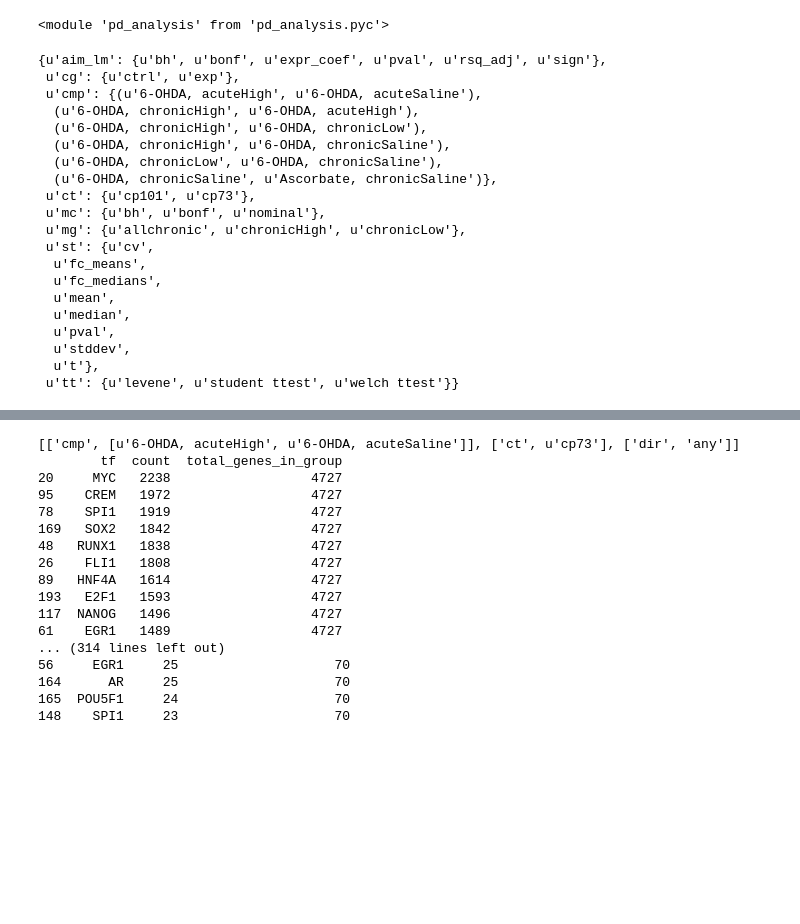
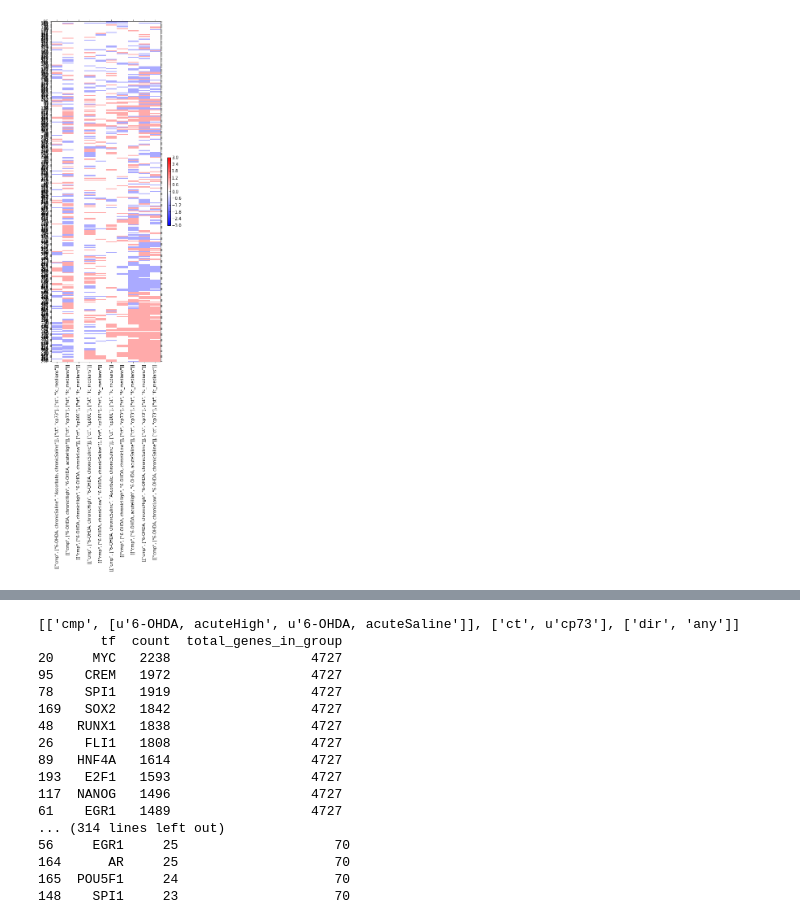
Before and after one commit to aheilbut/pdmouse, a Jupyter notebook: py/pd_chea.ipynb, the cells around one changed output, grey strips where cells are left out. Drawn from its saved outputs; the diff is of its cells as text; code cells hidden in the pictures; blank space fills up the shorter version.

Commit message:
motif patterns

```diff
--- a/py/pd_chea.ipynb
+++ b/py/pd_chea.ipynb
@@ -35,5 +42 @@ cp_both_wide_info = cPickle.load( open("/data/adrian/Dropbox/Projects/Broad/PD_m
-# %%
-reload(pda)
-# %% [output]
-<module 'pd_analysis' from 'pd_analysis.pyc'>
 # %%
@@ -51,23 +58,0 @@ for c in cp_both_wide_info.drop(["probe_id", "symbol", "gene_name"], axis=1).col
-# %%
-factortypes
-# %% [output]
-{u'aim_lm': {u'bh', u'bonf', u'expr_coef', u'pval', u'rsq_adj', u'sign'},
- u'cg': {u'ctrl', u'exp'},
- u'cmp': {(u'6-OHDA, acuteHigh', u'6-OHDA, acuteSaline'),
-  (u'6-OHDA, chronicHigh', u'6-OHDA, acuteHigh'),
-  (u'6-OHDA, chronicHigh', u'6-OHDA, chronicLow'),
-  (u'6-OHDA, chronicHigh', u'6-OHDA, chronicSaline'),
-  (u'6-OHDA, chronicLow', u'6-OHDA, chronicSaline'),
-  (u'6-OHDA, chronicSaline', u'Ascorbate, chronicSaline')},
- u'ct': {u'cp101', u'cp73'},
- u'mc': {u'bh', u'bonf', u'nominal'},
- u'mg': {u'allchronic', u'chronicHigh', u'chronicLow'},
- u'st': {u'cv',
-  u'fc_means',
-  u'fc_medians',
-  u'mean',
-  u'median',
-  u'pval',
-  u'stddev',
-  u't'},
- u'tt': {u'levene', u'student ttest', u'welch ttest'}}
@@ -73,0 +78,8 @@ factortypes
+# %%
+patternGroups = sign( activePatterns ).groupby( list(activePatterns.columns), axis=0 )
+# %%
+alib.plots.clusterHeatmap( pd.DataFrame( patternGroups.groups.keys(), columns=activePatterns.columns),
+                          "", None, None, width=6, height=15,
+                          cluster_rows= True, cluster_columns=True, distmethod='correlation')
+# %% [output]
+[figure, added]
```
Also changed, not shown: parts of 74 cells of this notebook, 1 other file.
